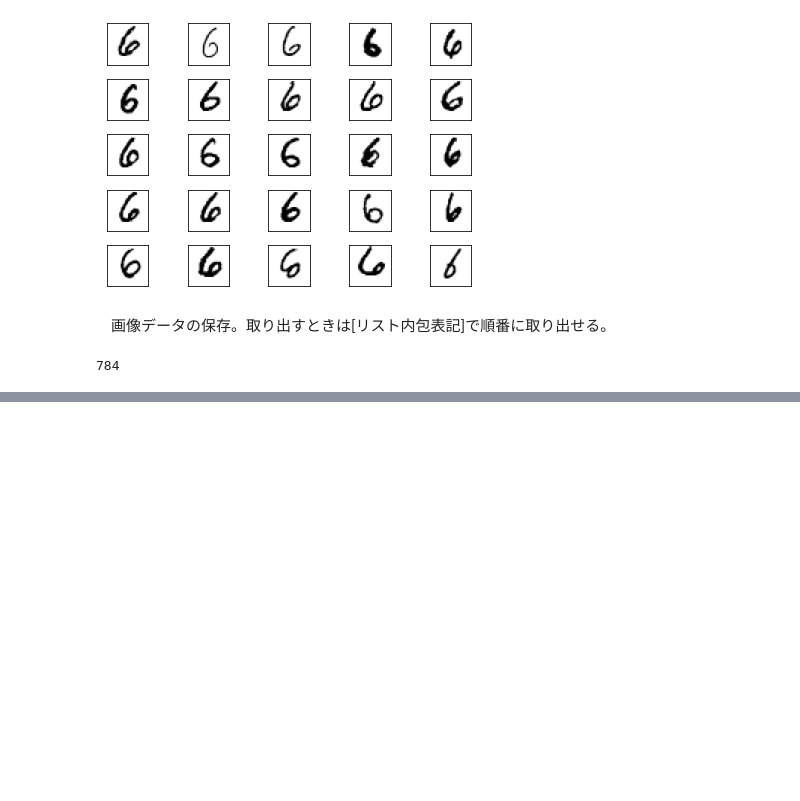
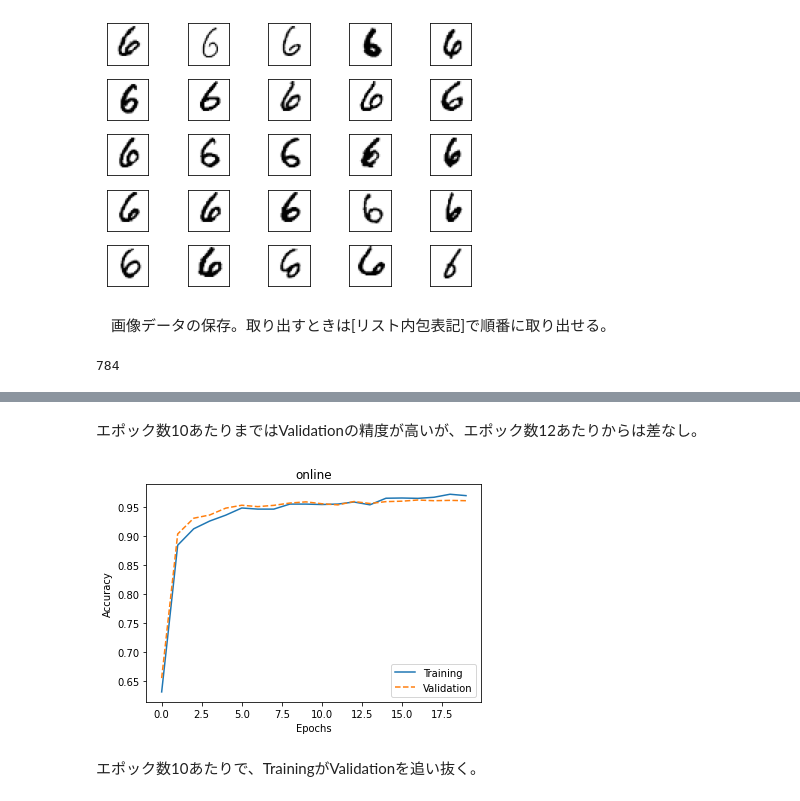
Before and after one commit to yasuharuokazaki/Learn_MachineLearning, a Jupyter notebook: 自主研究課題.ipynb, the cells around one changed output, grey strips where cells are left out. Cells and saved outputs as stored; diff of their text form; code cells hidden in the pictures; blank space fills up the shorter version.

```diff
--- a/自主研究課題.ipynb
+++ b/自主研究課題.ipynb
@@ -406,0 +442,15 @@ plt.show()
+# %% [markdown]
+エポック数10あたりまではValidationの精度が高いが、エポック数12あたりからは差なし。
+# %%
+#オンライン処理時のTrainingとValidation
+plt.plot(range(nn_online.epochs),nn_online.eval_["train_acc"],label="Training")
+plt.plot(range(nn_online.epochs),nn_online.eval_["valid_acc"],label="Validation",linestyle="--")
+plt.ylabel("Accuracy")
+plt.xlabel("Epochs")
+plt.legend(loc="lower right")
+plt.title("online")
+plt.show()
+# %% [output]
+[figure, added]
+# %% [markdown]
+エポック数10あたりで、TrainingがValidationを追い抜く。
```
Also changed, not shown: parts of 46 cells of this notebook.
